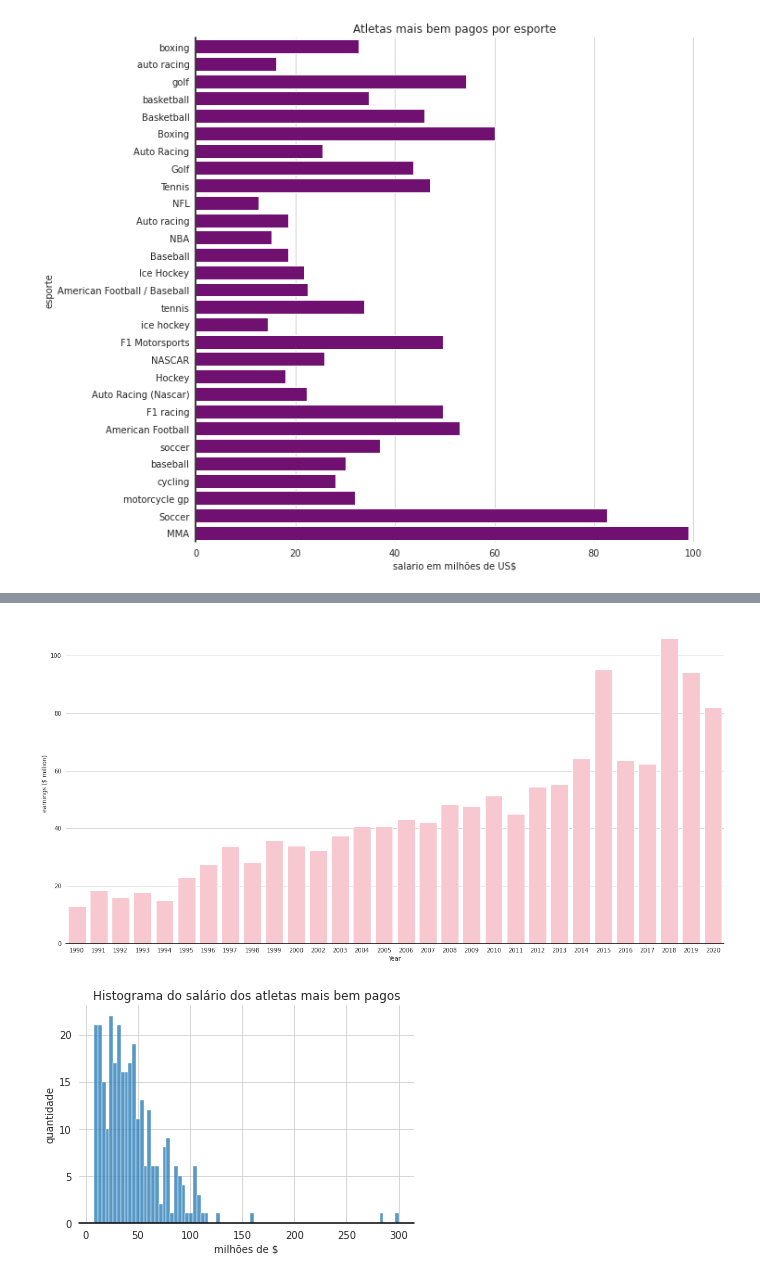
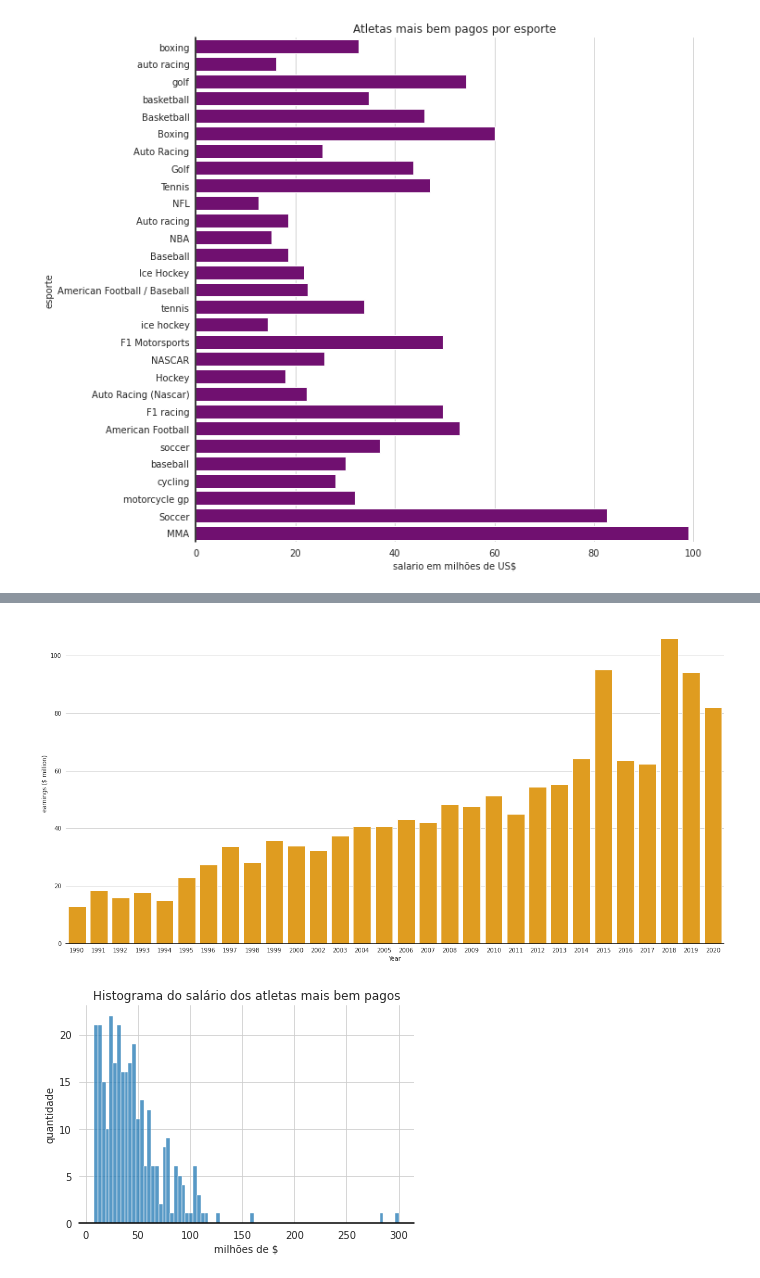
Before and after one commit to c-Tos1wa/atlantico-bootcamp-cd, a Jupyter notebook: notebooks/atividade-05/analise-exploratoria-dados.ipynb, the cells around one changed output, grey strips where cells are left out. Drawn from its saved outputs; the diff is of its cells as text; code cells hidden in the pictures.

```diff
--- a/notebooks/atividade-05/analise-exploratoria-dados.ipynb
+++ b/notebooks/atividade-05/analise-exploratoria-dados.ipynb
@@ -87,18 +87,18 @@ plt.show()
 # %%
 sns.set_style('whitegrid')
 plt.figure(figsize=(20,10))
 axis=sns.barplot(data=db,
             x='Year',
             y=earnings,
-            color='pink',
+            color='orange',
             ci=None
                 )
 
 axis.set(frame_on=False)
 axis.axhline(0, color='k', clip_on=False)
 plt.show()
 # %% [output]
-[figure, old version]
+[figure, new version]
 # %%
 sns.set_style('whitegrid')
 x = sns.histplot(data=db, x=earnings, bins=80)
```
Also changed, not shown: parts of 12 cells of this notebook.
